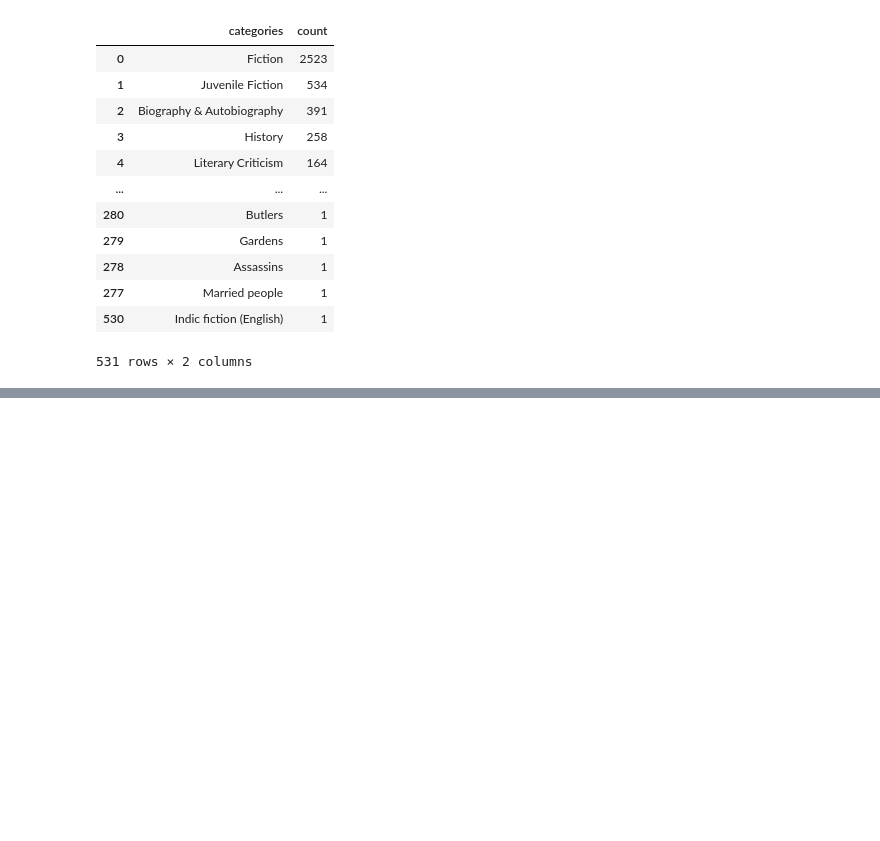
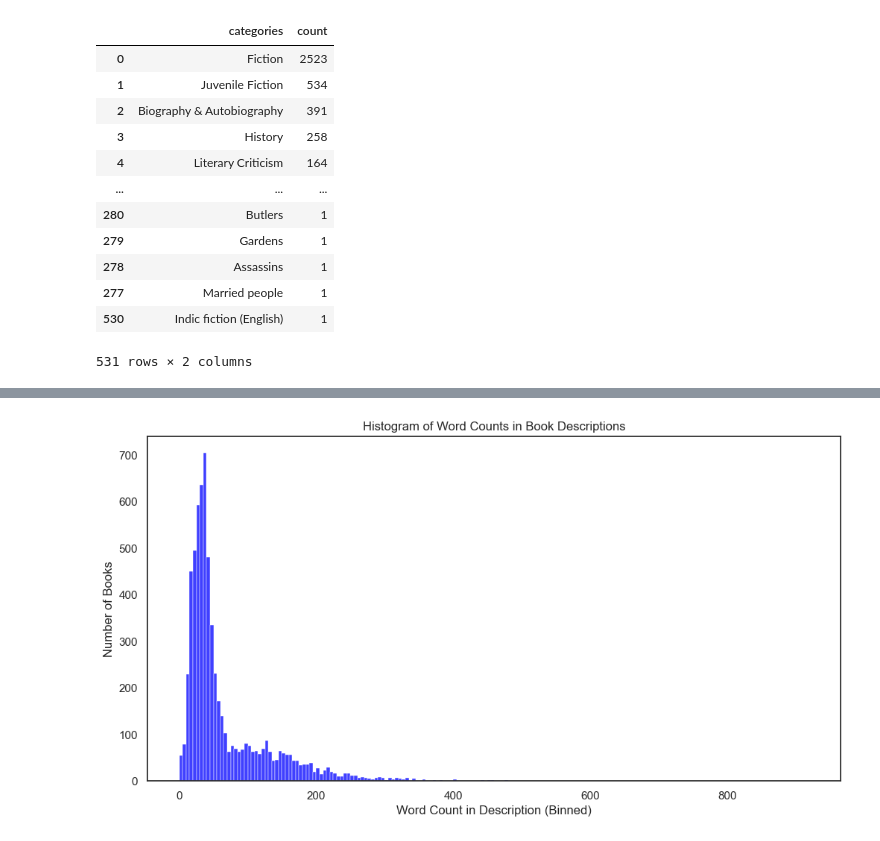
Before and after one commit to kishita1810/Semantic-book-recommender, a Jupyter notebook: data_exploration.ipynb, the cells around one changed output, grey strips where cells are left out. Cells and saved outputs as stored; diff of their text form; code cells hidden in the pictures; blank space fills up the shorter version.

```diff
--- a/data_exploration.ipynb
+++ b/data_exploration.ipynb
@@ -287,0 +302,3 @@ Passing `palette` without assigning `hue` is deprecated and will be removed in v
+# %%
+book_missing["words_in_description"] = book_missing["description"].str.split().str.len()
+book_missing
@@ -287,0 +324,14 @@ Passing `palette` without assigning `hue` is deprecated and will be removed in v
+# %%
+# Plot histogram
+plt.figure(figsize=(12, 6))
+sns.histplot(book_missing["words_in_description"], bins=range(0, book_missing["words_in_description"].max() + 5, 5), kde=False, color="blue")
+
+# Labels and title
+plt.xlabel("Word Count in Description (Binned)")
+plt.ylabel("Number of Books")
+plt.title("Histogram of Word Counts in Book Descriptions")
+
+# Show plot
+plt.show()
+# %% [output]
+[figure, added]
```
Also changed, not shown: parts of 19 cells of this notebook, 1 other file.
